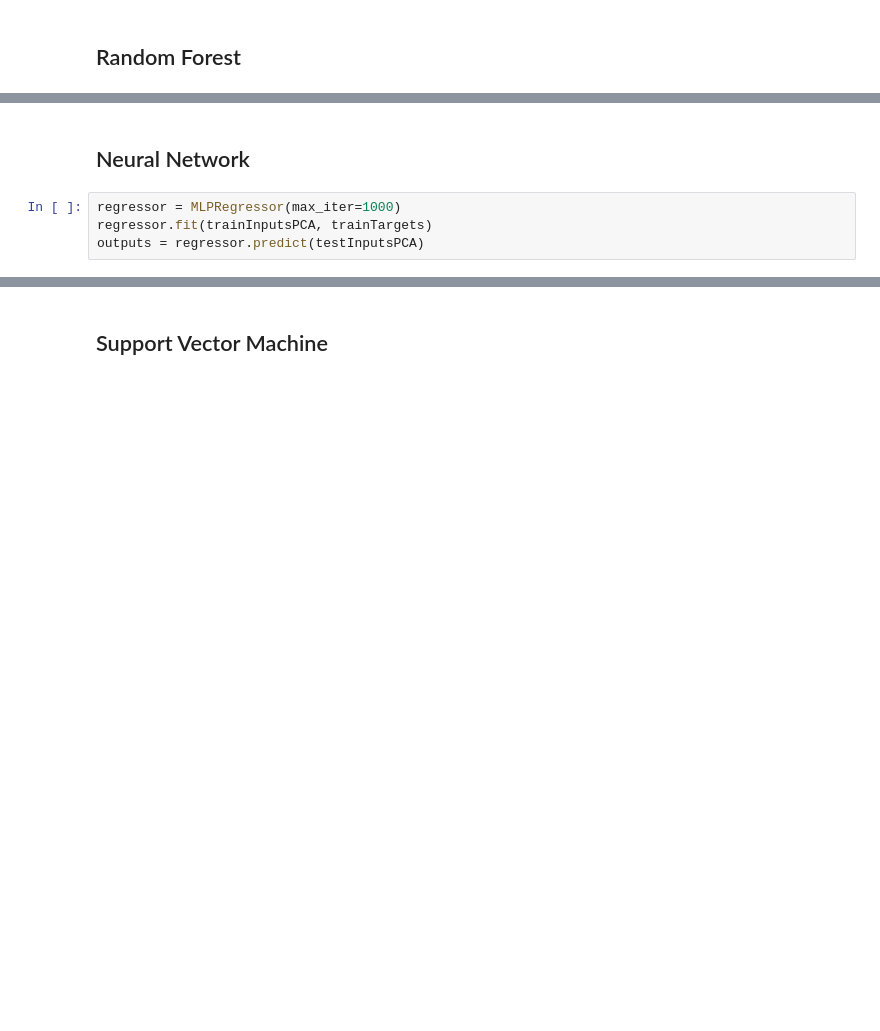
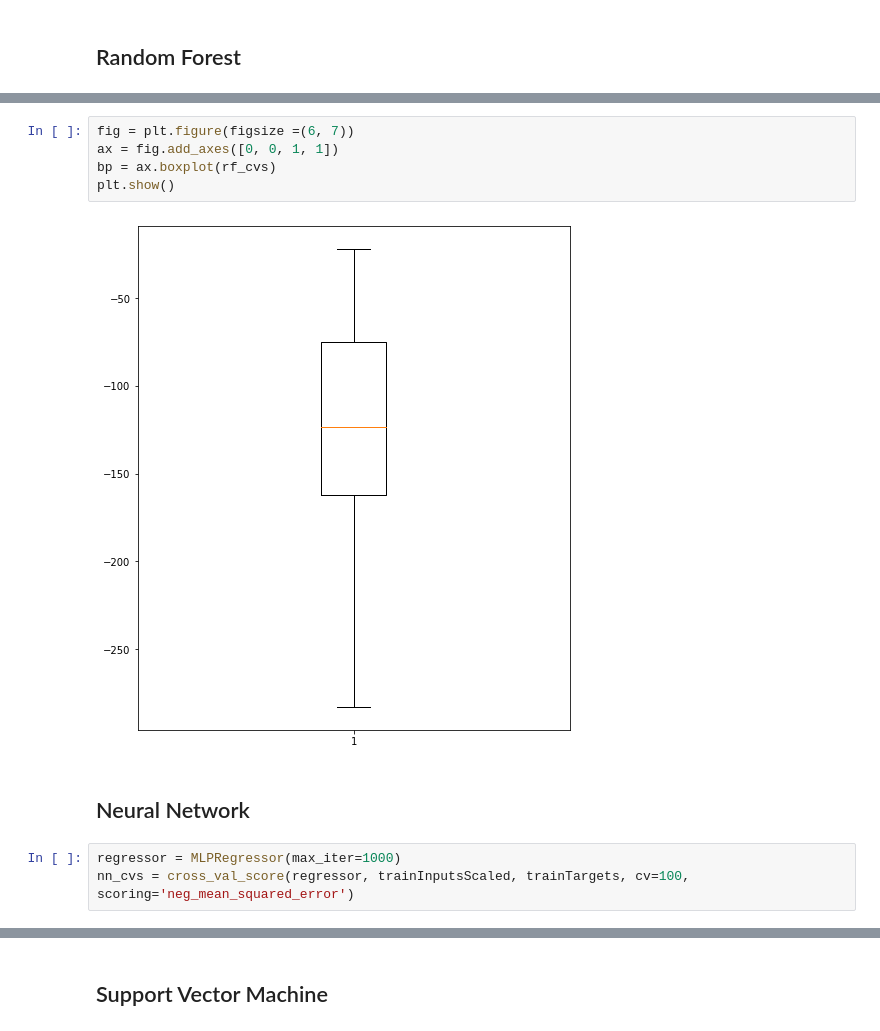
Before and after one commit to Dodecahedrane/COMP-2002-Assignment, a Jupyter notebook: Assignment Notebook.ipynb, the cells around one changed output, grey strips where cells are left out. Drawn from its saved outputs; the diff is of its cells as text; blank space fills up the shorter version.

```diff
--- a/Assignment Notebook.ipynb
+++ b/Assignment Notebook.ipynb
@@ -183,9 +204,15 @@ MSE: 10.068789530208349
+# %%
+fig = plt.figure(figsize =(6, 7))
+ax = fig.add_axes([0, 0, 1, 1])
+bp = ax.boxplot(rf_cvs)
+plt.show()
+# %% [output]
+[figure, added]
 # %% [markdown]
 ## Neural Network
 # %%
 regressor = MLPRegressor(max_iter=1000)
-regressor.fit(trainInputsPCA, trainTargets)
-outputs = regressor.predict(testInputsPCA)
+nn_cvs = cross_val_score(regressor, trainInputsScaled, trainTargets, cv=100, scoring='neg_mean_squared_error')
 # %%
 plt.plot(regressor.loss_curve_)
 plt.title("Loss Curve")
```
Also changed, not shown: parts of 23 cells of this notebook.
